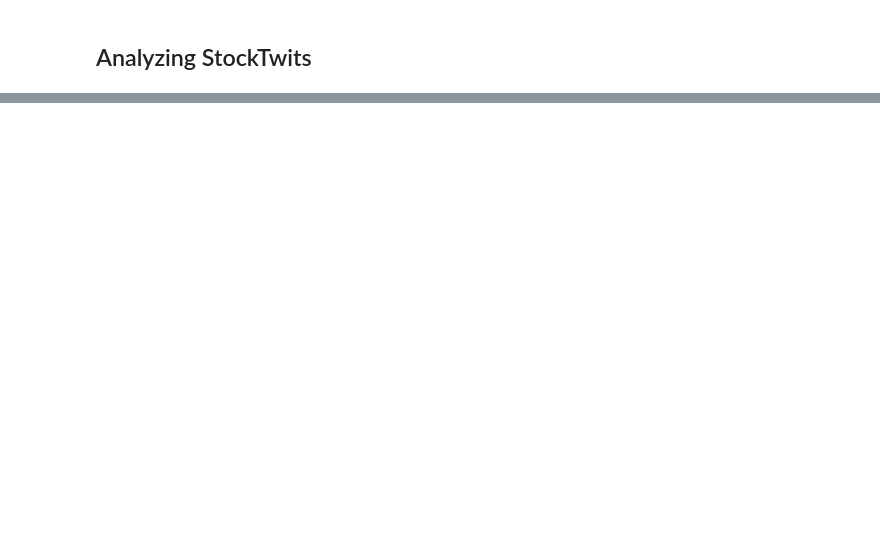
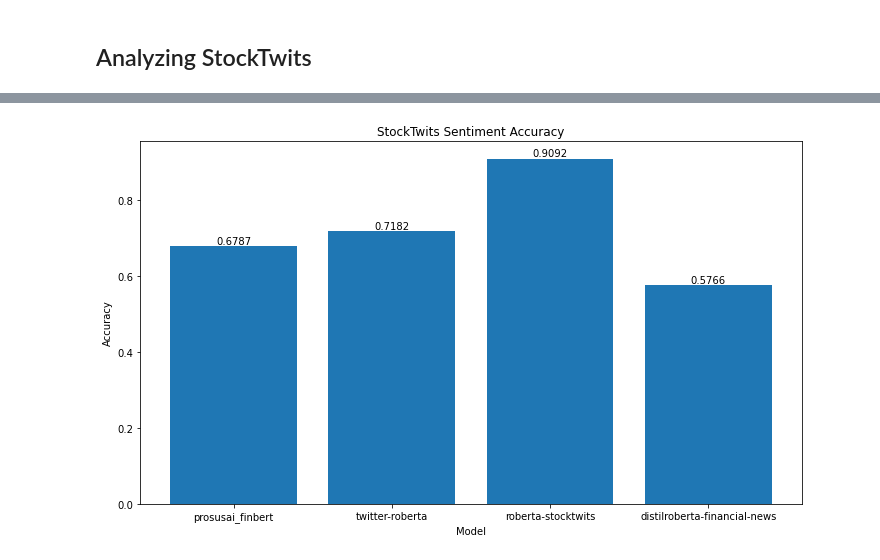
Before and after one commit to ayhong16/stock-pick-pipeline, a Jupyter notebook: pipeline/notebooks/analyze.ipynb, the cells around one changed output, grey strips where cells are left out. Drawn from its saved outputs; the diff is of its cells as text; code cells hidden in the pictures; blank space fills up the shorter version.

```diff
--- a/pipeline/notebooks/analyze.ipynb
+++ b/pipeline/notebooks/analyze.ipynb
@@ -90,0 +228,15 @@ save_labels(stocktwits_df, stocktwits_output, "nvda_stocktwits_sentiment.csv")
+# %%
+accuracies = [0.6787, 0.7182, 0.9092, 0.5766]
+categories = ["prosusai_finbert", "twitter-roberta", "roberta-stocktwits", "distilroberta-financial-news"]
+plt.figure(figsize=(10, 6))
+bars = plt.bar(categories, accuracies)
+for bar, acc in zip(bars, accuracies):
+    plt.text(bar.get_x() + bar.get_width() / 2, bar.get_height(), f'{acc:.4f}', ha='center', va='bottom')
+plt.xlabel("Model")
+plt.ylabel("Accuracy")
+plt.title("StockTwits Sentiment Accuracy")
+plt.tight_layout()
+plt.savefig("stocktwits-barchart.png")
+plt.show()
+# %% [output]
+[figure, added]
```
Also changed, not shown: parts of 24 cells of this notebook, 1 other file.
